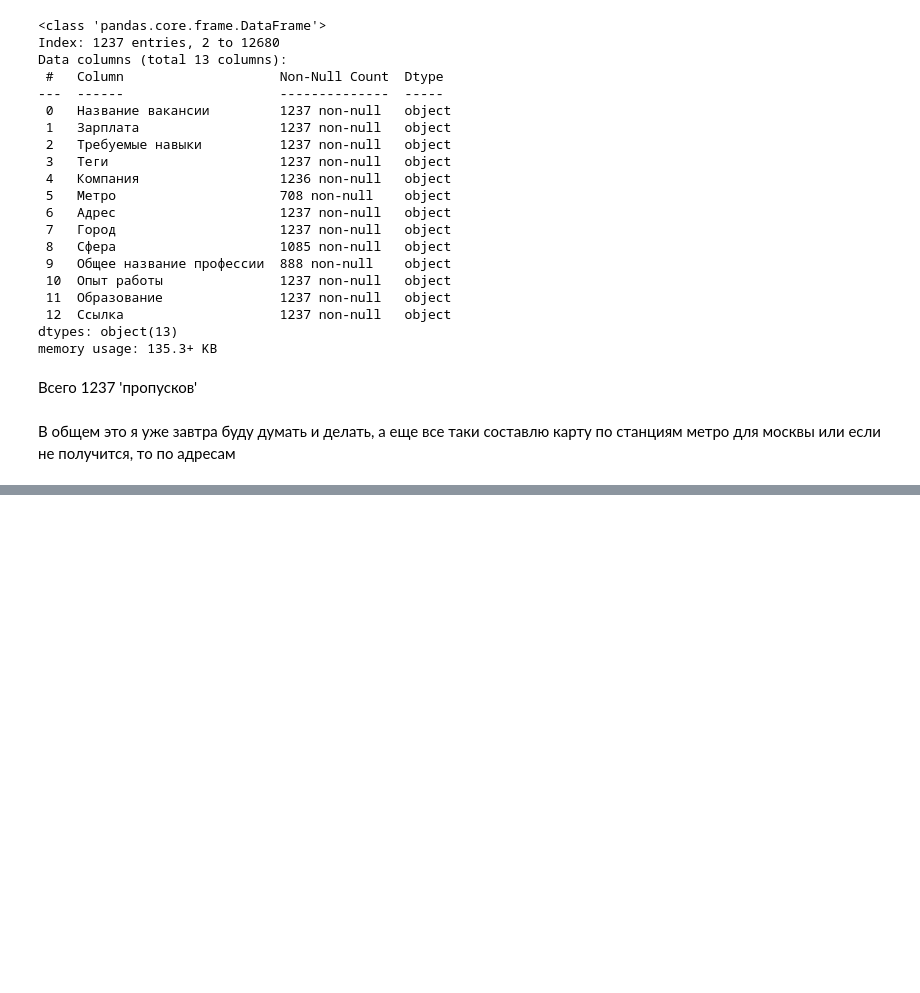
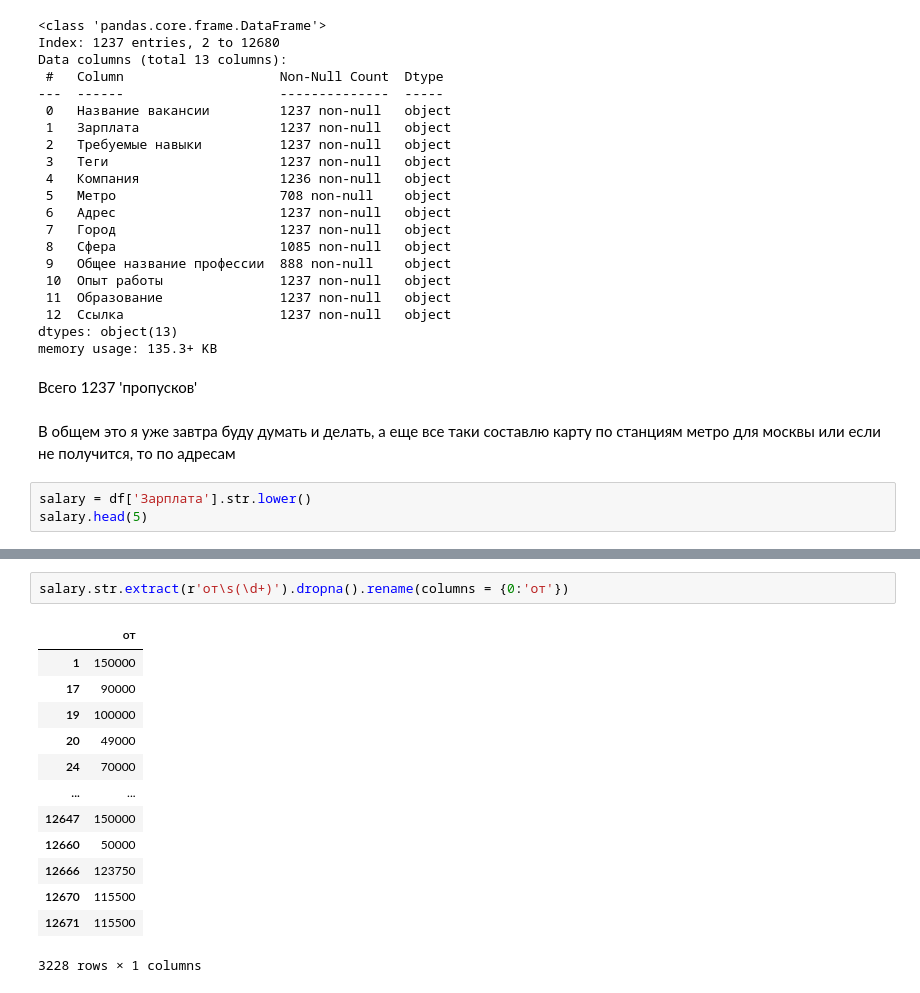
Before and after one commit to Dezurn/GP_2_Scraping_API, a Jupyter notebook: rabota_ru_EDA.ipynb, the cells around one changed output, grey strips where cells are left out. Drawn from its saved outputs; the diff is of its cells as text; blank space fills up the shorter version.

```diff
--- a/rabota_ru_EDA.ipynb
+++ b/rabota_ru_EDA.ipynb
@@ -1085,3 +1067,6 @@ memory usage: 135.3+ KB
 Всего 1237 'пропусков'
 # %% [markdown]
 В общем это я уже завтра буду думать и делать, а еще все таки составлю карту по станциям метро для москвы или если не получится, то по адресам
+# %%
+salary = df['Зарплата'].str.lower()
+salary.head(5)
@@ -1087,0 +1097,16 @@ memory usage: 135.3+ KB
+# %%
+salary.str.extract(r'от\s(\d+)').dropna().rename(columns = {0:'от'})
+# %% [output]
+|  | от |
+| 1 | 150000 |
+| 17 | 90000 |
+| 19 | 100000 |
+| 20 | 49000 |
+| 24 | 70000 |
+| ... | ... |
+| 12647 | 150000 |
+| 12660 | 50000 |
+| 12666 | 123750 |
+| 12670 | 115500 |
+| 12671 | 115500 |
+3228 rows × 1 columns
```
Also changed, not shown: parts of 30 cells of this notebook.
